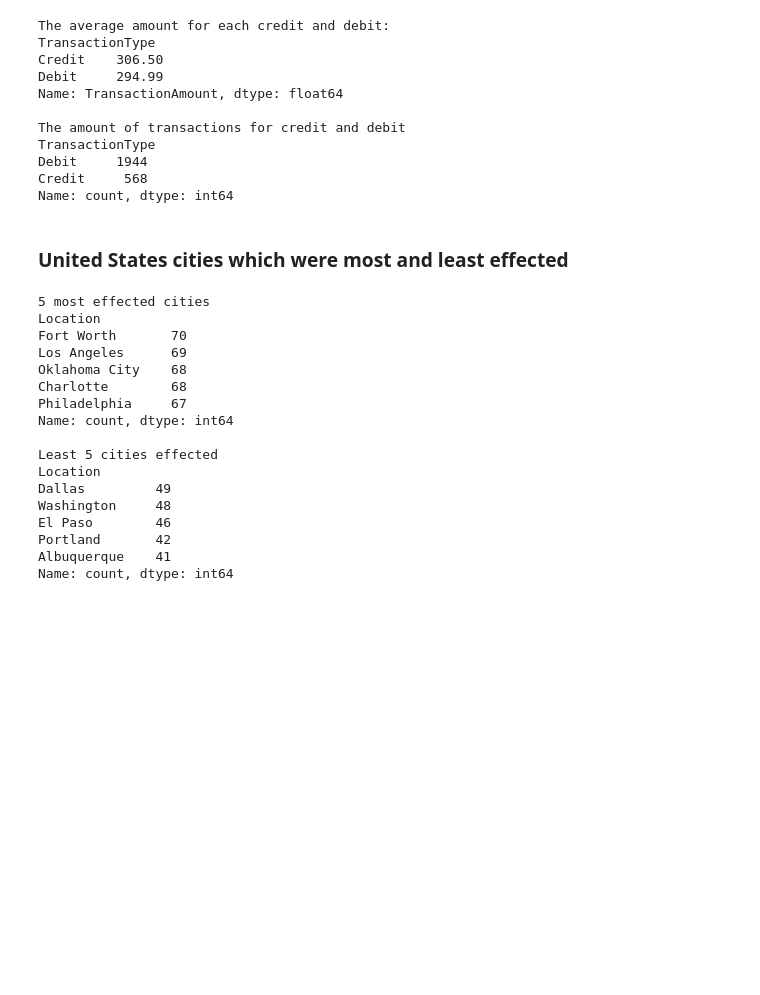
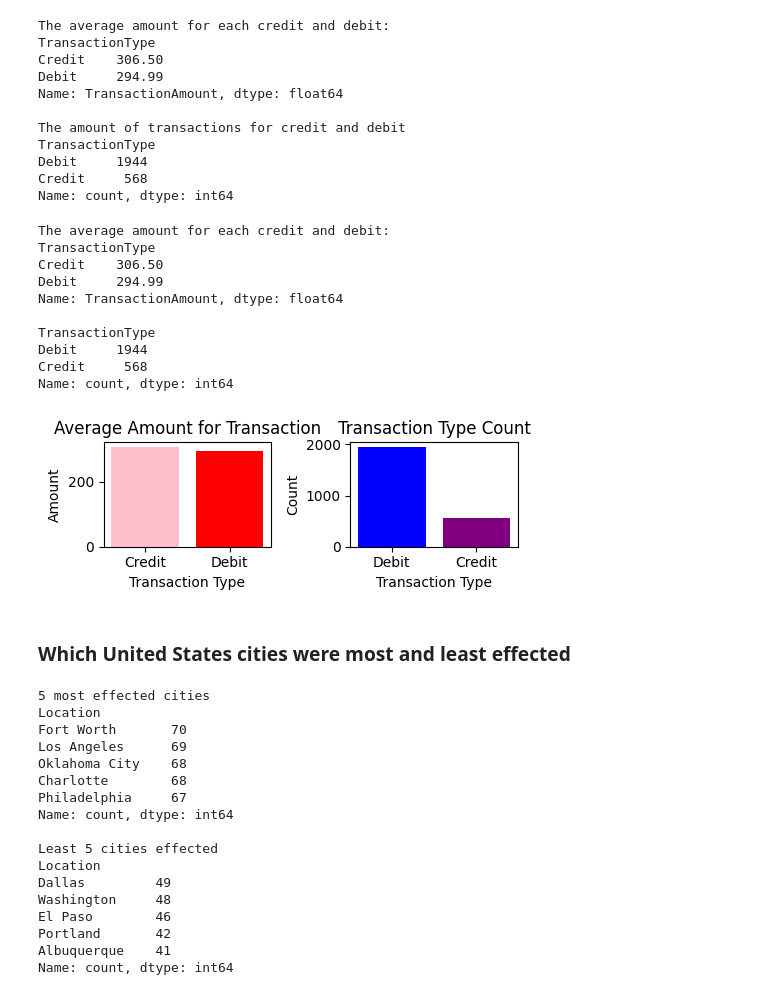
Before and after one commit to jcabrera92/IS1003-Project, a Jupyter notebook: Project.ipynb, the cells around one changed output. Cells and saved outputs as stored; diff of their text form; code cells hidden in the pictures; blank space fills up the shorter version.

```diff
--- a/Project.ipynb
+++ b/Project.ipynb
@@ -42,8 +42,40 @@ TransactionType
 Debit     1944
 Credit     568
 Name: count, dtype: int64
+# %%
+#code here
+import matplotlib.pyplot as plt
+average_amounts = df.groupby('TransactionType')['TransactionAmount'].mean()
+transaction_count=df['TransactionType'].value_counts()
+fig,axs= plt.subplots(1,2,figsize=(5,2))
+axs[0].bar(average_amounts.index,average_amounts.values,color=['pink','red'])
+axs[0].set_title('Average Amount for Transaction')
+axs[0].set_ylabel('Amount')
+axs[0].set_xlabel('Transaction Type')
+axs[1].bar(transaction_count.index,transaction_count.values,color=['blue','purple'])
+axs[1].set_title('Transaction Type Count')
+axs[1].set_ylabel('Count')
+axs[1].set_xlabel('Transaction Type')
+print("The average amount for each credit and debit:")
+print(average_amounts.round(2))
+print()
+print(df['TransactionType'].value_counts())
+plt.tight_layout()
+plt.show()
+# %% [output]
+The average amount for each credit and debit:
+TransactionType
+Credit    306.50
+Debit     294.99
+Name: TransactionAmount, dtype: float64
+
+TransactionType
+Debit     1944
+Credit     568
+Name: count, dtype: int64
+[figure, added]
 # %% [markdown]
-### United States cities which were most and least effected
+### Which United States cities  were most and least effected
 # %%
 #code here
 cities_effected=df['Location'].value_counts()
```
Also changed, not shown: parts of 5 cells of this notebook.
